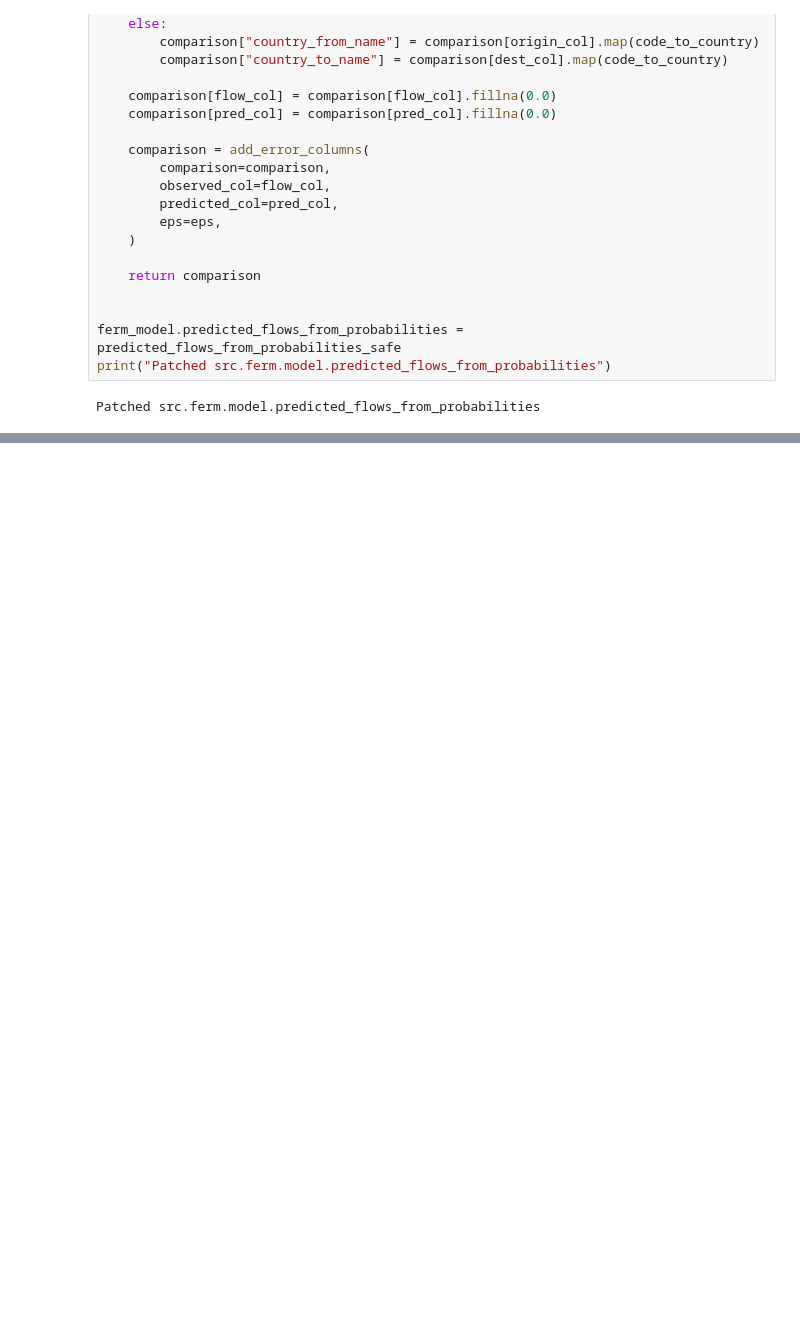
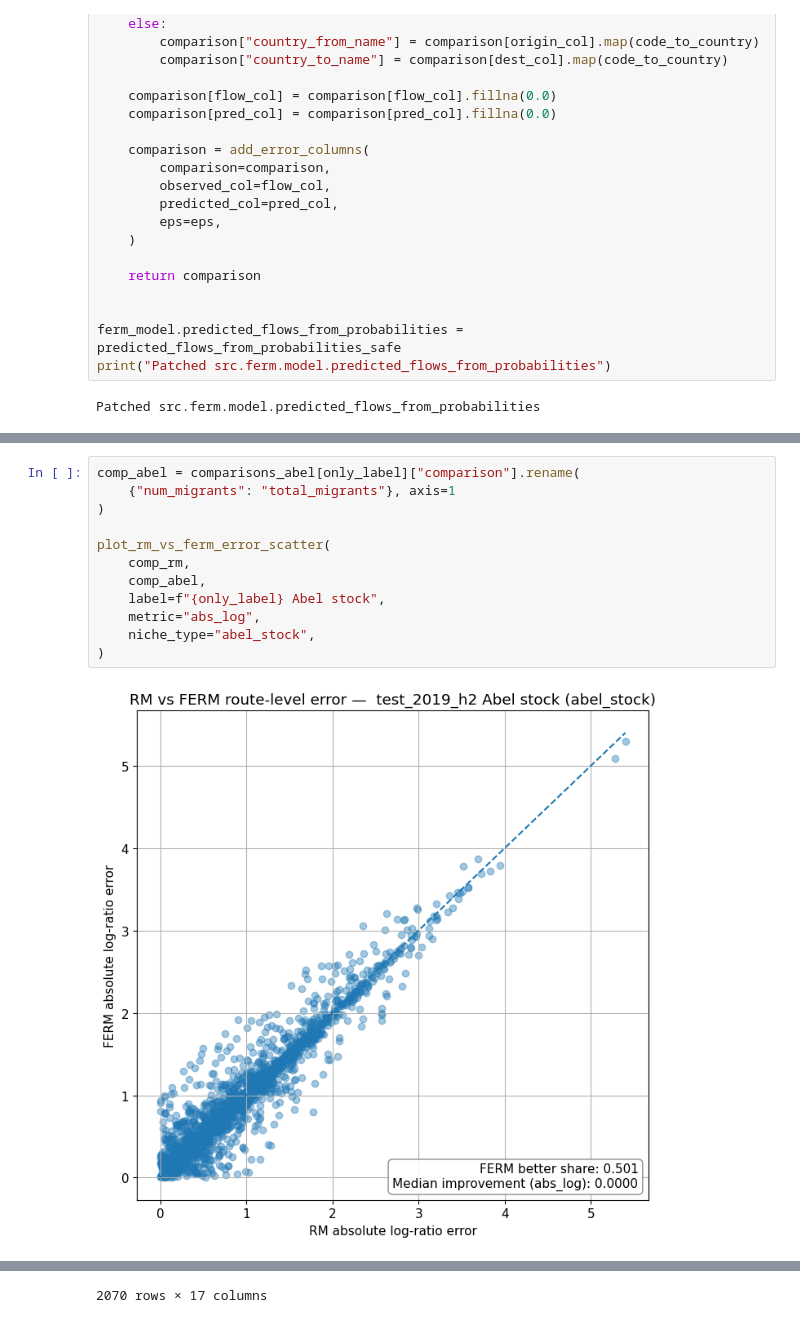
Before and after one commit to tomscag/FERM_python, a Jupyter notebook: notebook.ipynb, the cells around one changed output, grey strips where cells are left out. Saved outputs shown, nothing was run; the diff lists cells and outputs as text; blank space fills up the shorter version.

```diff
--- a/notebook.ipynb
+++ b/notebook.ipynb
@@ -1058 +1418,15 @@ FERM_relational_diplo_disagreement   2070       6186048.0        6186048.0 4755.
 [figure]
+# %%
+comp_abel = comparisons_abel[only_label]["comparison"].rename(
+    {"num_migrants": "total_migrants"}, axis=1
+)
+
+plot_rm_vs_ferm_error_scatter(
+    comp_rm,
+    comp_abel,
+    label=f"{only_label} Abel stock",
+    metric="abs_log",
+    niche_type="abel_stock",
+)
+# %% [output]
+[figure, added]
@@ -1058,0 +1445 @@ FERM_relational_diplo_disagreement   2070       6186048.0        6186048.0 4755.
+2070 rows × 17 columns
```
Also changed, not shown: parts of 14 cells of this notebook, 11 other files.
